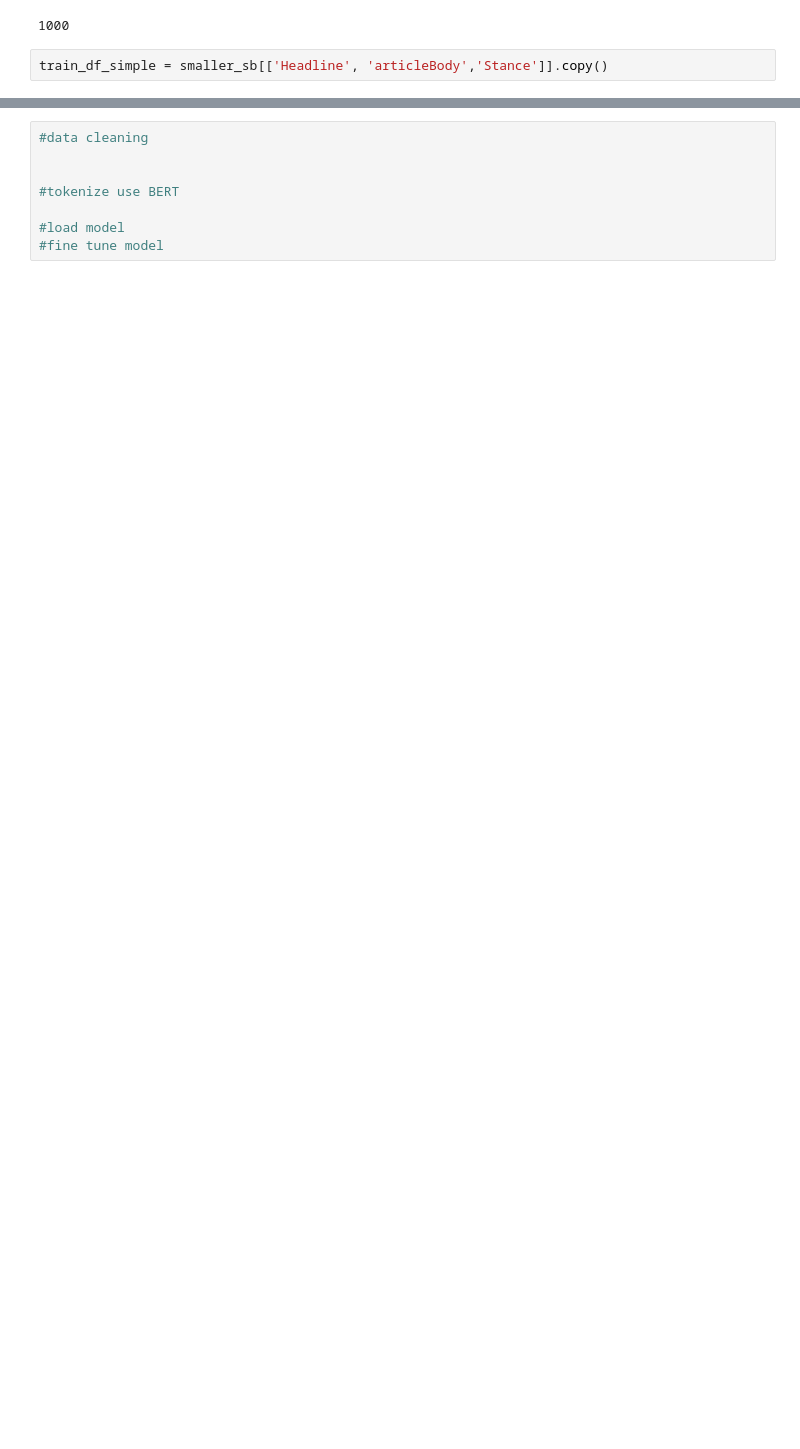
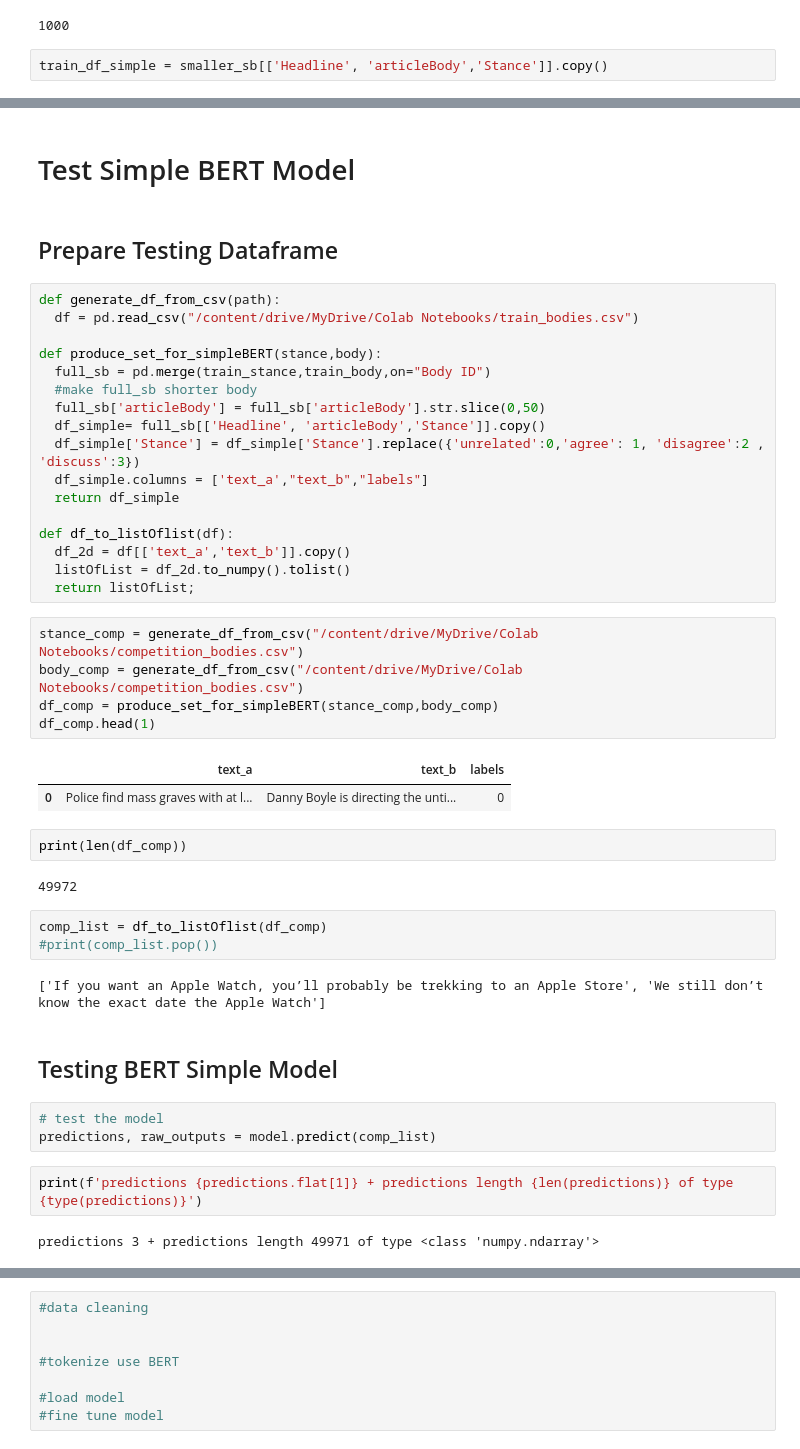
Before and after one commit to MayyarAA/NaturalLangaugeProcessingBERT, a Jupyter notebook: MSCI598ProjectBERT.ipynb, the cells around one changed output, grey strips where cells are left out. Cells and saved outputs as stored; diff of their text form; blank space fills up the shorter version.

```diff
--- a/MSCI598ProjectBERT.ipynb
+++ b/MSCI598ProjectBERT.ipynb
@@ -199,0 +202,47 @@ RuntimeError: ignored
+# %% [markdown]
+# Test Simple BERT Model
+# %% [markdown]
+## Prepare Testing Dataframe
+# %%
+def generate_df_from_csv(path):
+  df = pd.read_csv("/content/drive/MyDrive/Colab Notebooks/train_bodies.csv")
+
+def produce_set_for_simpleBERT(stance,body):
+  full_sb = pd.merge(train_stance,train_body,on="Body ID")
+  #make full_sb shorter body
+  full_sb['articleBody'] = full_sb['articleBody'].str.slice(0,50)
+  df_simple= full_sb[['Headline', 'articleBody','Stance']].copy()
+  df_simple['Stance'] = df_simple['Stance'].replace({'unrelated':0,'agree': 1, 'disagree':2 , 'discuss':3})
+  df_simple.columns = ['text_a',"text_b","labels"]
+  return df_simple
+
+def df_to_listOflist(df):
+  df_2d = df[['text_a','text_b']].copy()
+  listOfList = df_2d.to_numpy().tolist()
+  return listOfList;
+# %%
+stance_comp = generate_df_from_csv("/content/drive/MyDrive/Colab Notebooks/competition_bodies.csv")
+body_comp = generate_df_from_csv("/content/drive/MyDrive/Colab Notebooks/competition_bodies.csv")
+df_comp = produce_set_for_simpleBERT(stance_comp,body_comp)
+df_comp.head(1)
+# %% [output]
+|  | text_a | text_b | labels |
+| 0 | Police find mass graves with at l... | Danny Boyle is directing the unti... | 0 |
+# %%
+print(len(df_comp))
+# %% [output]
+49972
+# %%
+comp_list = df_to_listOflist(df_comp)
+#print(comp_list.pop())
+# %% [output]
+['If you want an Apple Watch, you’ll probably be trekking to an Apple Store', 'We still don’t know the exact date the Apple Watch']
+# %% [markdown]
+## Testing BERT Simple Model
+# %%
+# test the model
+predictions, raw_outputs = model.predict(comp_list)
+# %%
+print(f'predictions {predictions.flat[1]} + predictions length {len(predictions)} of type {type(predictions)}')
+# %% [output]
+predictions 3 + predictions length 49971 of type <class 'numpy.ndarray'>
```
Also changed, not shown: parts of 42 cells of this notebook.
